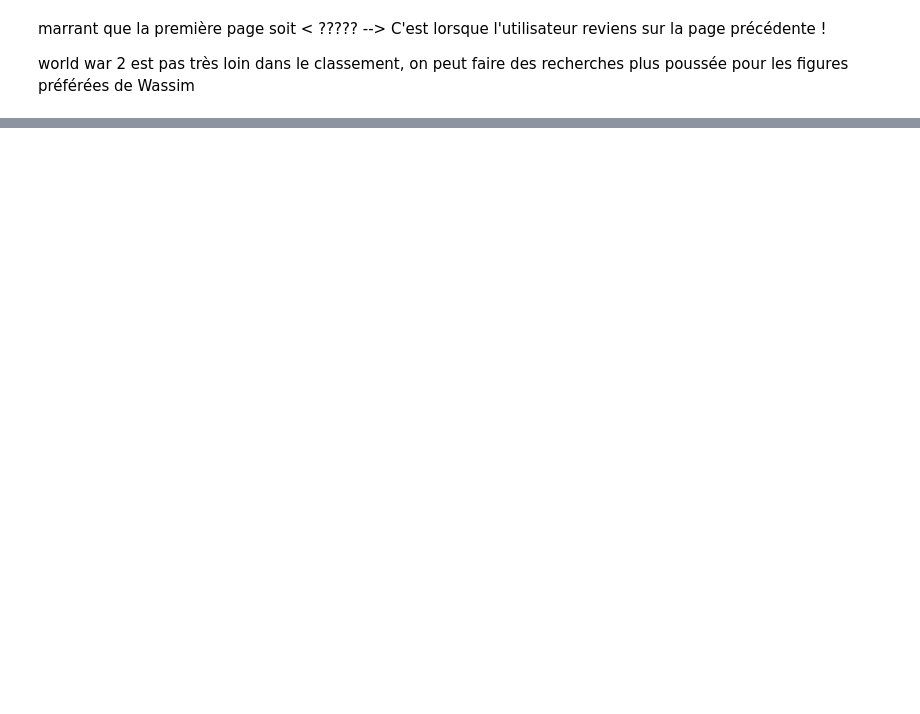
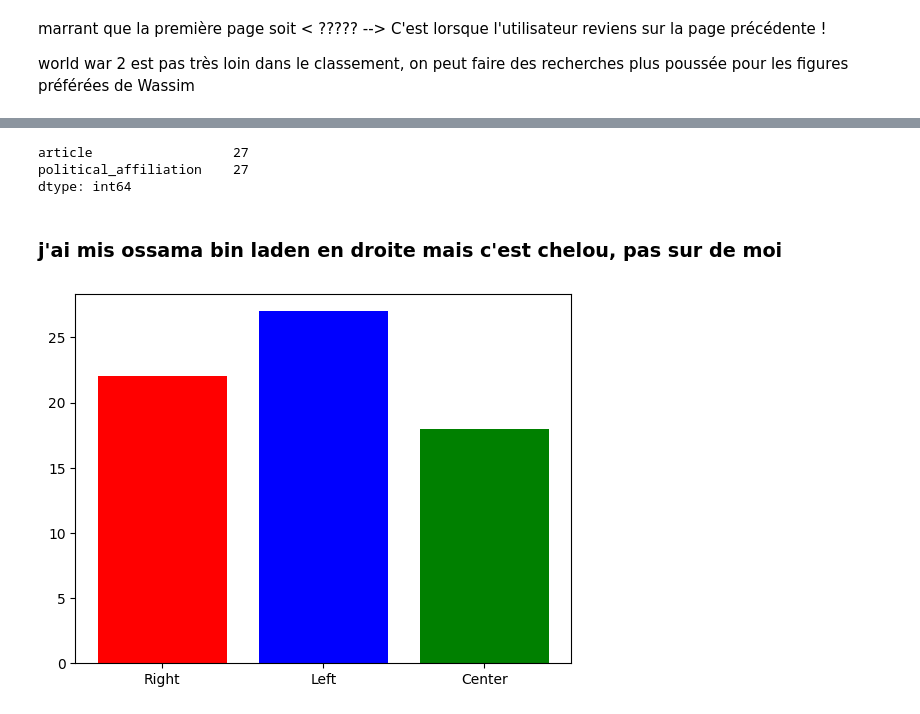
Before and after one commit to epfl-ada/ada-2023-project-miaoumiaou, a Jupyter notebook: Visualisation_wiki.ipynb, the cells around one changed output, grey strips where cells are left out. Saved outputs shown, nothing was run; the diff lists cells and outputs as text; code cells hidden in the pictures; blank space fills up the shorter version.

```diff
--- a/Visualisation_wiki.ipynb
+++ b/Visualisation_wiki.ipynb
@@ -277,0 +310,6 @@ world war 2 est pas très loin dans le classement, on peut faire des recherches
+# %%
+politicien = people[people['categories'] == 'Political_People']
+
+politicien = politicien.drop(columns='categories')
+
+print(politicien.to_string(index=False))
@@ -277,0 +334,2 @@ world war 2 est pas très loin dans le classement, on peut faire des recherches
+# %%
+politicien.loc[politicien['article'] == 'Osama_bin_Laden', 'political_affiliation'] = 'Right'
@@ -277,0 +356,17 @@ world war 2 est pas très loin dans le classement, on peut faire des recherches
+# %%
+politicien[politicien['political_affiliation'] == 'Left'].count()
+# %% [output]
+article                  27
+political_affiliation    27
+dtype: int64
+# %% [markdown]
+### j'ai mis ossama bin laden en droite mais c'est chelou, pas sur de moi
+# %%
+affiliation_counts = {"Right": 0, "Left": 0, "Center": 0}
+for affiliation in politicien['political_affiliation']:
+    affiliation_counts[affiliation] += 1
+
+plt.bar(affiliation_counts.keys(), affiliation_counts.values(), color=['red', 'blue', 'green'])
+plt.show()
+# %% [output]
+[figure, added]
```
Also changed, not shown: parts of 11 cells of this notebook.
